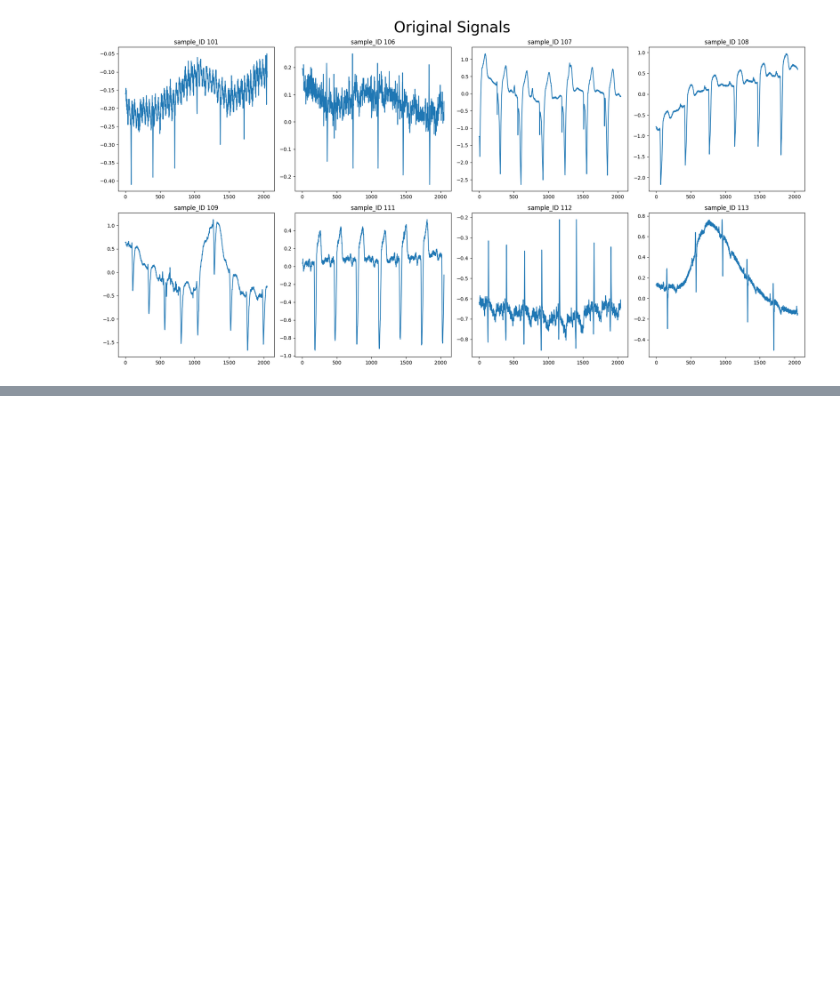
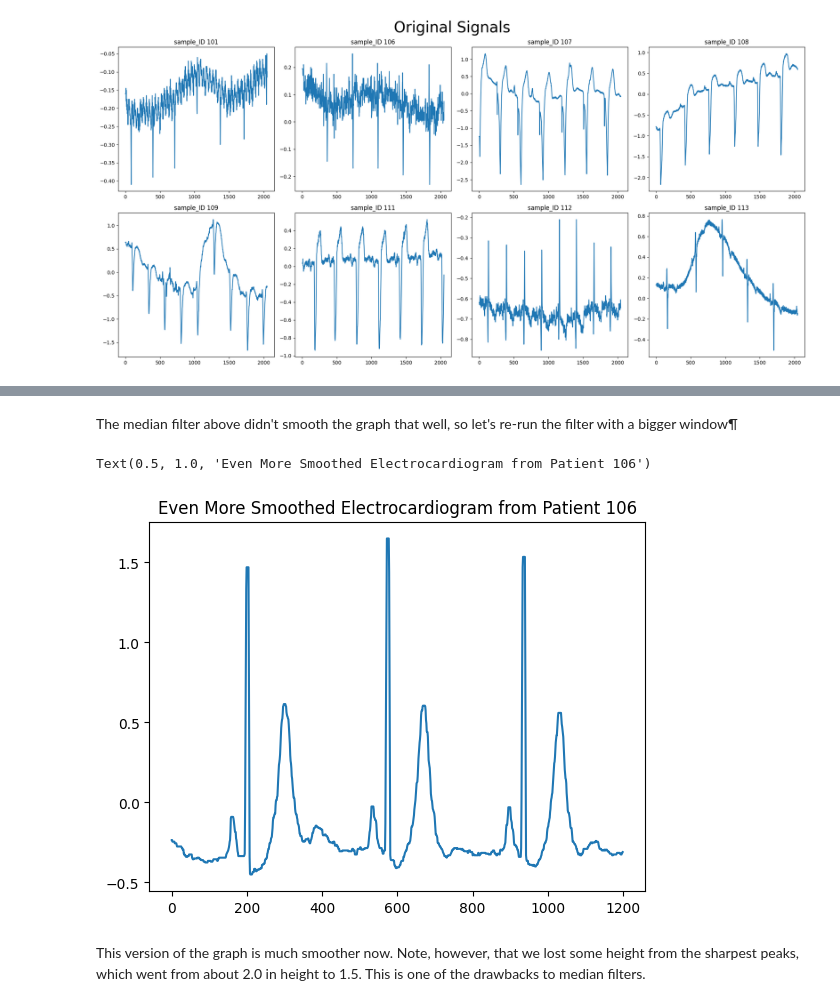
Before and after one commit to mohamedmahmoud26/Signal_Digial_Processing, a Jupyter notebook: digital-signal-processing-dsp.ipynb, the cells around one changed output, grey strips where cells are left out. Drawn from its saved outputs; the diff is of its cells as text; code cells hidden in the pictures; blank space fills up the shorter version.

```diff
--- a/digital-signal-processing-dsp.ipynb
+++ b/digital-signal-processing-dsp.ipynb
@@ -438,0 +507,16 @@ plt.show()  # Display the figure with the plotted signals.
+# %% [markdown]
+The median filter above didn't smooth the graph that well, so let's re-run the filter with a bigger window¶
+# %%
+# Run the EKG through a median filter with a window size of 11 (instead of the default, which is 3)
+smoothed_ekg = scipy.signal.medfilt(first_3_heartbeats, kernel_size=11)
+
+# Convert the smoothed EKG to a Pandas Series to make it easily plottable
+smoothed_ekg = pd.Series(smoothed_ekg)
+
+smoothed_ekg.plot()
+plt.title('Even More Smoothed Electrocardiogram from Patient 106')
+# %% [output]
+Text(0.5, 1.0, 'Even More Smoothed Electrocardiogram from Patient 106')
+[figure, added]
+# %% [markdown]
+This version of the graph is much smoother now. Note, however, that we lost some height from the sharpest peaks, which went from about 2.0 in height to 1.5. This is one of the drawbacks to median filters.
```
Also changed, not shown: parts of 9 cells of this notebook.
